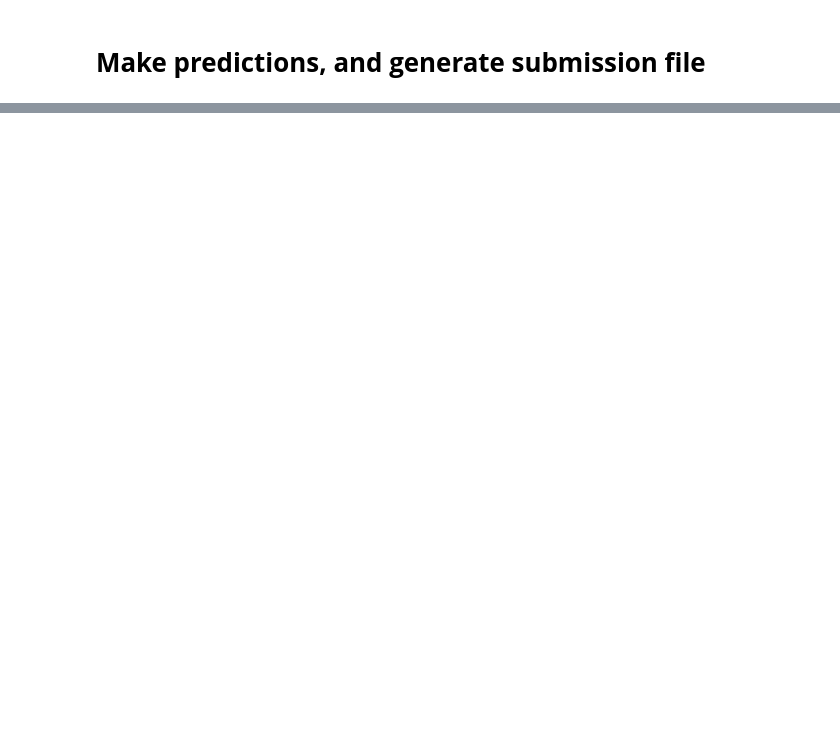
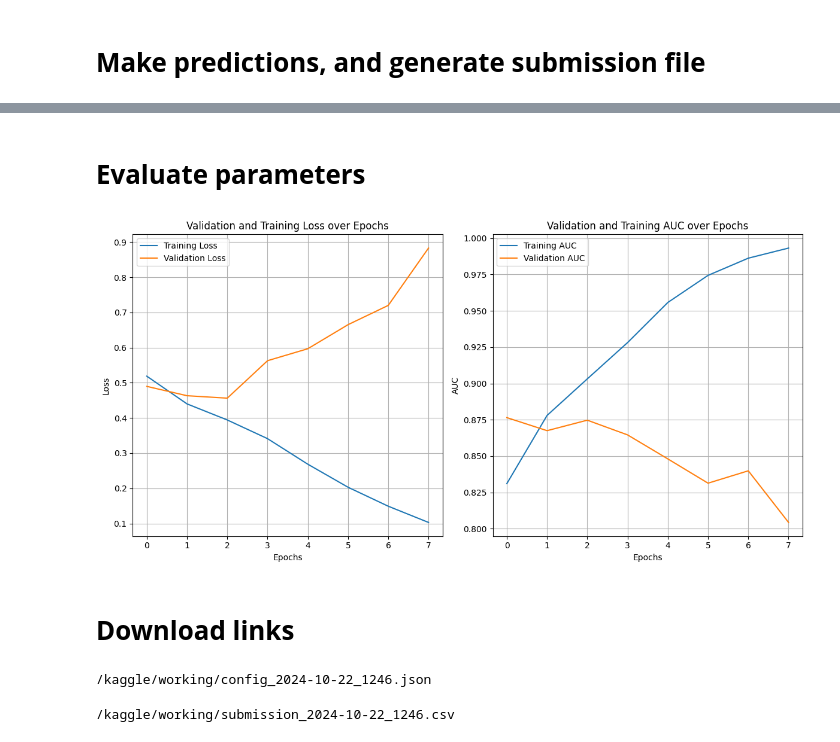
Before and after one commit to OlaKlingberg/Cancer-Detection, a Jupyter notebook: dtsa-5511-m3-cnn-cancer-detection.ipynb, the cells around one changed output, grey strips where cells are left out. Saved outputs shown, nothing was run; the diff lists cells and outputs as text; code cells hidden in the pictures; blank space fills up the shorter version.

Commit message:
Kaggle Notebook | DTSA-5511-M3. CNN Cancer Detection | Version 6

```diff
--- a/dtsa-5511-m3-cnn-cancer-detection.ipynb
+++ b/dtsa-5511-m3-cnn-cancer-detection.ipynb
@@ -316,22 +300,3 @@ def deeper_model():
 # %% [markdown]
 ## **Reload saved model**
 If the training of the model was interrupted, reload the model that was saved after the last completed epoch. Adjust the remaining number of epochs accordingly.
-# %%
-# Load the model from the saved checkpoint
-try:
-    model = load_model('kaggle/working/model_checkpoint.keras')
-except (FileNotFoundError, ValueError):
-    # Chose model to use: comment out one of the two lines
-    model = simple_model()
-#     model = deeper_model()
-
-    model.compile(optimizer='adam',
-                  learning_rate = 0.001,
-                  loss='binary_crossentropy',
-                  metrics=['AUC'])
-
-    # Compile the model with a different optimizer
-    # model.compile(optimizer='rmsprop', loss='binary_crossentropy', metrics=['accuracy'])
-
-# Display the model summary
-model.summary()
@@ -442,0 +496,61 @@ FileLink(rf'{filename}')
+# %% [markdown]
+# **Evaluate parameters**
+# %%
+# Extract the training and validation loss
+val_loss_per_epoch = history.history['val_loss']
+train_loss_per_epoch = history.history['loss']
+
+# Extract the training and validation AUC
+val_auc_per_epoch = history.history['val_AUC']
+train_auc_per_epoch = history.history['AUC']
+
+# Set up a figure with two subplots (1 row, 2 columns)
+fig, (ax1, ax2) = plt.subplots(1, 2, figsize=(12, 6))
+
+# Plot the training and validation loss
+ax1.plot(train_loss_per_epoch, label='Training Loss')
+ax1.plot(val_loss_per_epoch, label='Validation Loss')
+ax1.set_title('Validation and Training Loss over Epochs')
+ax1.set_xlabel('Epochs')
+ax1.set_ylabel('Loss')
+ax1.grid(True)
+ax1.legend()
+
+# Plot the training and validation AUC
+ax2.plot(train_auc_per_epoch, label='Training AUC')
+ax2.plot(val_auc_per_epoch, label='Validation AUC')
+ax2.set_title('Validation and Training AUC over Epochs')
+ax2.set_xlabel('Epochs')
+ax2.set_ylabel('AUC')
+ax2.grid(True)
+ax2.legend()
+
+# Adjust layout to prevent overlap
+plt.tight_layout()
+
+# Save the plot with a unique timestamp
+loss_and_auc_plots_f = f'loss_auc_plot_{timestamp}.png'
+
+# Save the plot. A download link will be generated further down.
+plt.savefig(loss_and_auc_plots_f)
+
+# Show the plot
+plt.show()
+# %% [output]
+[figure, added]
+# %% [markdown]
+# **Download links**
+# %%
+config_f = f'config_{timestamp}.json'
+
+with open(config_f, 'w') as f:
+    json.dump(config, f, indent = 4)
+
+FileLink(rf'{config_f}')
+# %% [output]
+/kaggle/working/config_2024-10-22_1246.json
+# %%
+# Generate a download link.
+FileLink(rf'{submission_f}')
+# %% [output]
+/kaggle/working/submission_2024-10-22_1246.csv
```
Also changed, not shown: parts of 47 cells of this notebook.
